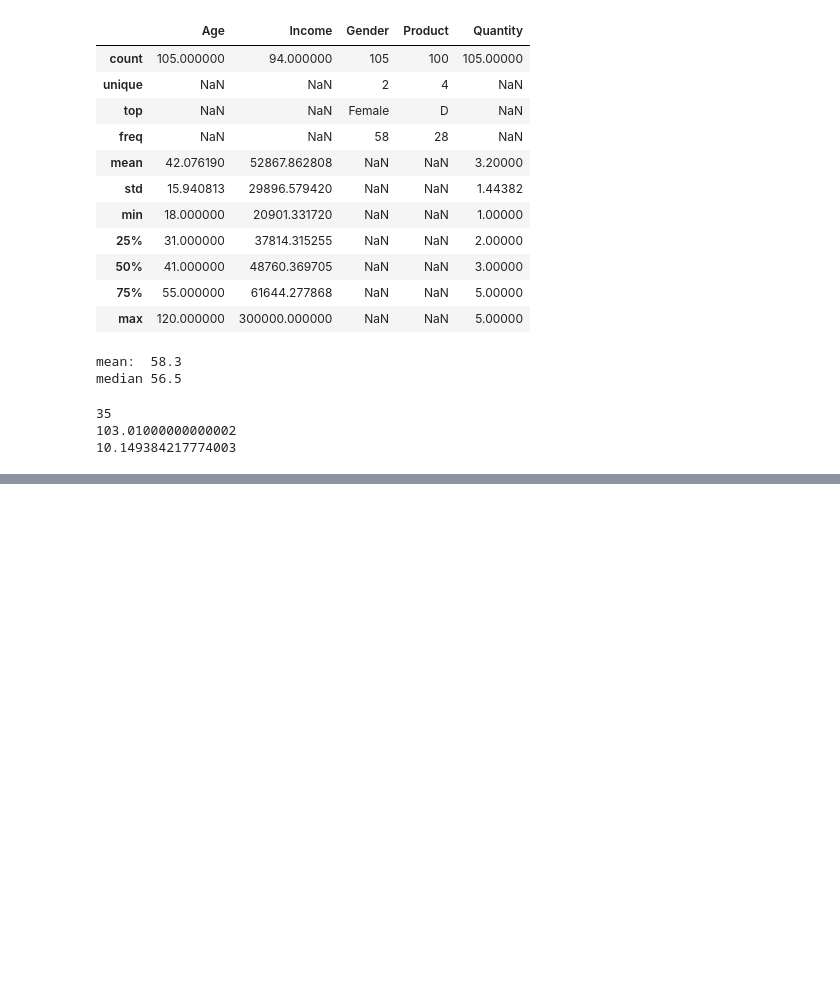
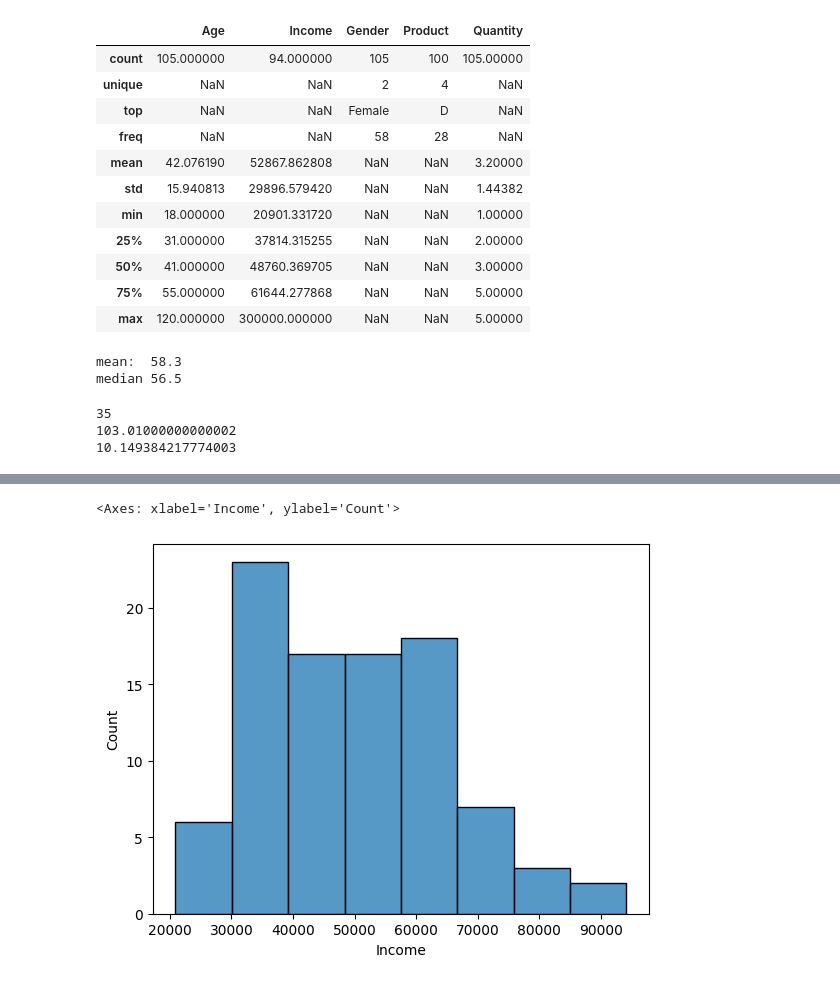
Before and after one commit to JacdowYc/Schulich_data_science1, a Jupyter notebook: my_notebook.ipynb, the cells around one changed output, grey strips where cells are left out. Drawn from its saved outputs; the diff is of its cells as text; code cells hidden in the pictures; blank space fills up the shorter version.

```diff
--- a/my_notebook.ipynb
+++ b/my_notebook.ipynb
@@ -58,0 +179,7 @@ print(SD)
+# %%
+df_noout = df.set_index('Income').drop(300000)
+# %%
+sns.histplot(df_noout.reset_index()['Income'])
+# %% [output]
+<Axes: xlabel='Income', ylabel='Count'>
+[figure, added]
```
Also changed, not shown: parts of 30 cells of this notebook.
